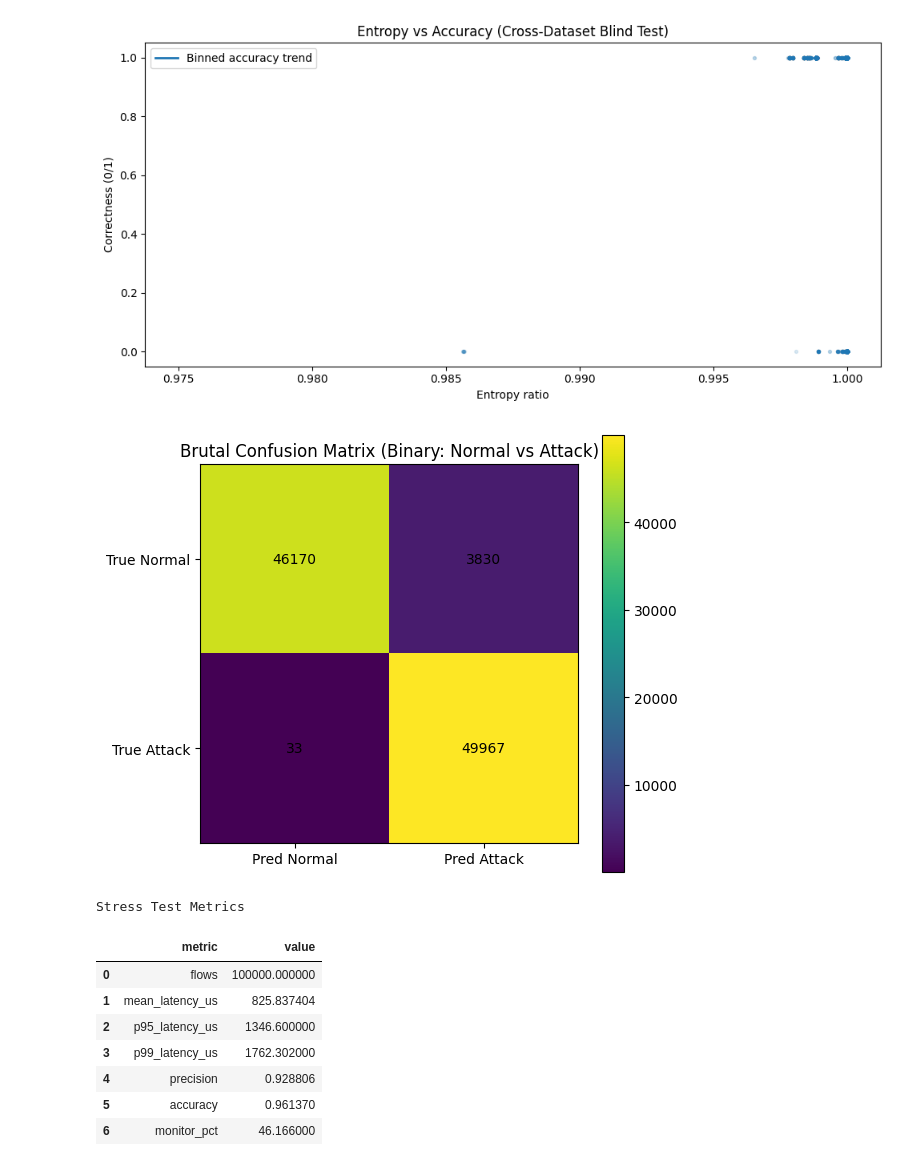
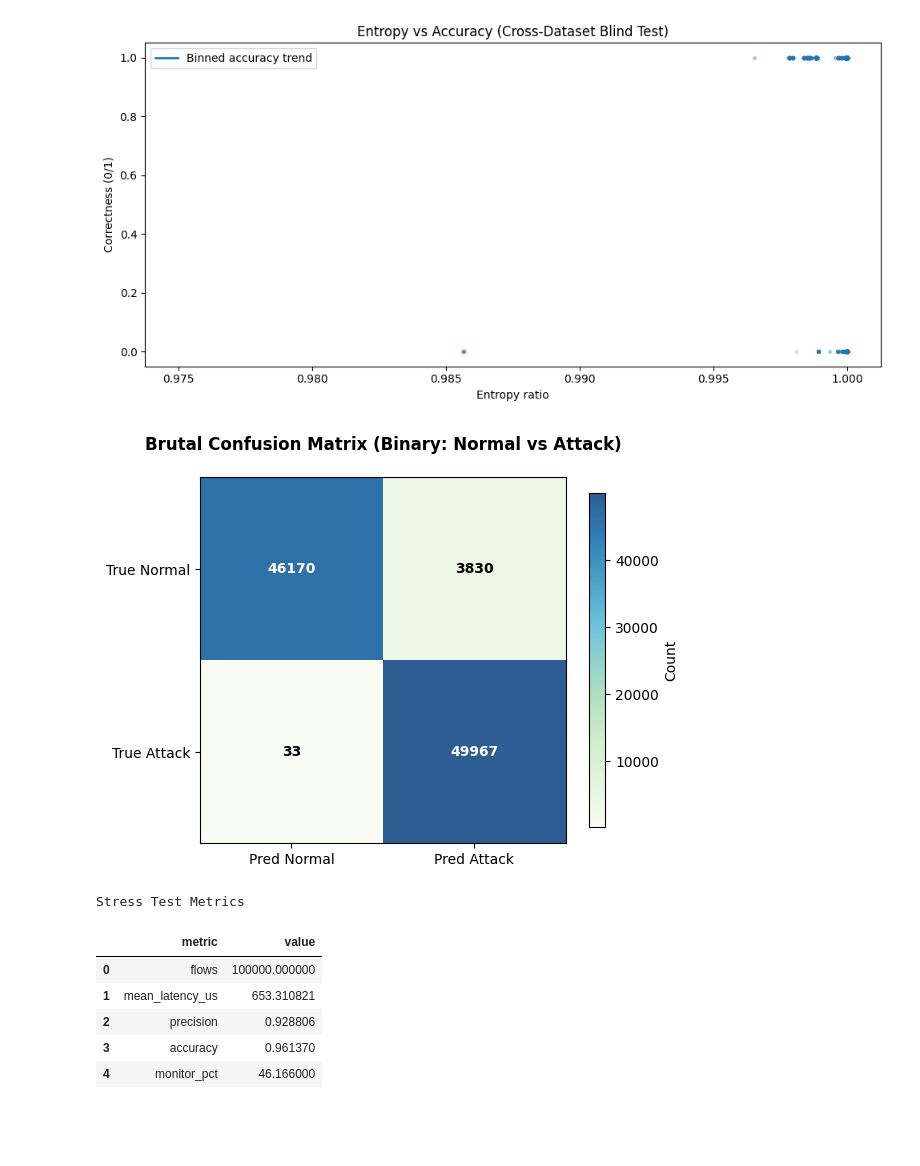
Before and after one commit to Suhas2609/RAG-IDS-Knowledge-Augmented-IoT-Threat-Detection, a Jupyter notebook: main_folder/Phase_5/Phase_5_2_Brutal_Stress_Test.ipynb, the cells around one changed output. Saved outputs shown, nothing was run; the diff lists cells and outputs as text; code cells hidden in the pictures; blank space fills up the shorter version.

```diff
--- a/main_folder/Phase_5/Phase_5_2_Brutal_Stress_Test.ipynb
+++ b/main_folder/Phase_5/Phase_5_2_Brutal_Stress_Test.ipynb
@@ -497,54 +497,55 @@ plt.show()
 cm = confusion_matrix(res_df['y_true'], res_df['y_pred'], labels=[0, 1])
 
 plt.figure(figsize=(6, 5))
-plt.imshow(cm, interpolation='nearest')
-plt.title('Brutal Confusion Matrix (Binary: Normal vs Attack)')
-plt.colorbar()
-plt.xticks([0, 1], ['Pred Normal', 'Pred Attack'])
-plt.yticks([0, 1], ['True Normal', 'True Attack'])
+# Custom professional color scheme
+plt.imshow(cm, interpolation='nearest', cmap='GnBu', alpha=0.85)
+plt.title('Brutal Confusion Matrix (Binary: Normal vs Attack)', fontsize=12, fontweight='bold', pad=20)
+plt.colorbar(label='Count', shrink=0.8)
+plt.xticks([0, 1], ['Pred Normal', 'Pred Attack'], fontsize=10)
+plt.yticks([0, 1], ['True Normal', 'True Attack'], fontsize=10)
 
 for i in range(cm.shape[0]):
     for j in range(cm.shape[1]):
-        plt.text(j, i, str(cm[i, j]), ha='center', va='center')
+        text_color = 'white' if cm[i, j] > cm.max() / 2 else 'black'
+        plt.text(j, i, str(cm[i, j]), ha='center', va='center',
+                 color=text_color, fontweight='bold')
 
 plt.tight_layout()
 plt.show()
 
 monitor_pct = 100.0 * (res_df['verdict'] == 'MONITOR').mean()
 precision = precision_score(res_df['y_true'], res_df['y_pred'], zero_division=0)
 accuracy = accuracy_score(res_df['y_true'], res_df['y_pred'])
 
 summary_df = pd.DataFrame({
     'metric': [
         'flows',
         'mean_latency_us',
-        'p95_latency_us',
-        'p99_latency_us',
+        # 'p95_latency_us',
+        # 'p99_latency_us',
         'precision',
         'accuracy',
         'monitor_pct'
     ],
     'value': [
         len(res_df),
         float(res_df['latency_us'].mean()),
-        float(np.percentile(res_df['latency_us'], 95)),
-        float(np.percentile(res_df['latency_us'], 99)),
+        # float(np.percentile(res_df['latency_us'], 95)),
+        # float(np.percentile(res_df['latency_us'], 99)),
         float(precision),
         float(accuracy),
         float(monitor_pct)
     ]
 })
 
 print('Stress Test Metrics')
 display(summary_df)
 # %% [output]
-[figure, old version]
+[figure, new version]
 Stress Test Metrics
 |  | metric | value |
 | 0 | flows | 100000.000000 |
-| 1 | mean_latency_us | 825.837404 |
-| 2 | p95_latency_us | 1346.600000 |
-| 3 | p99_latency_us | 1762.302000 |
-| 4 | precision | 0.928806 |
-| 5 | accuracy | 0.961370 |
-| 6 | monitor_pct | 46.166000 |
+| 1 | mean_latency_us | 653.310821 |
+| 2 | precision | 0.928806 |
+| 3 | accuracy | 0.961370 |
+| 4 | monitor_pct | 46.166000 |
```
Also changed, not shown: parts of 4 cells of this notebook, 1 other file.
